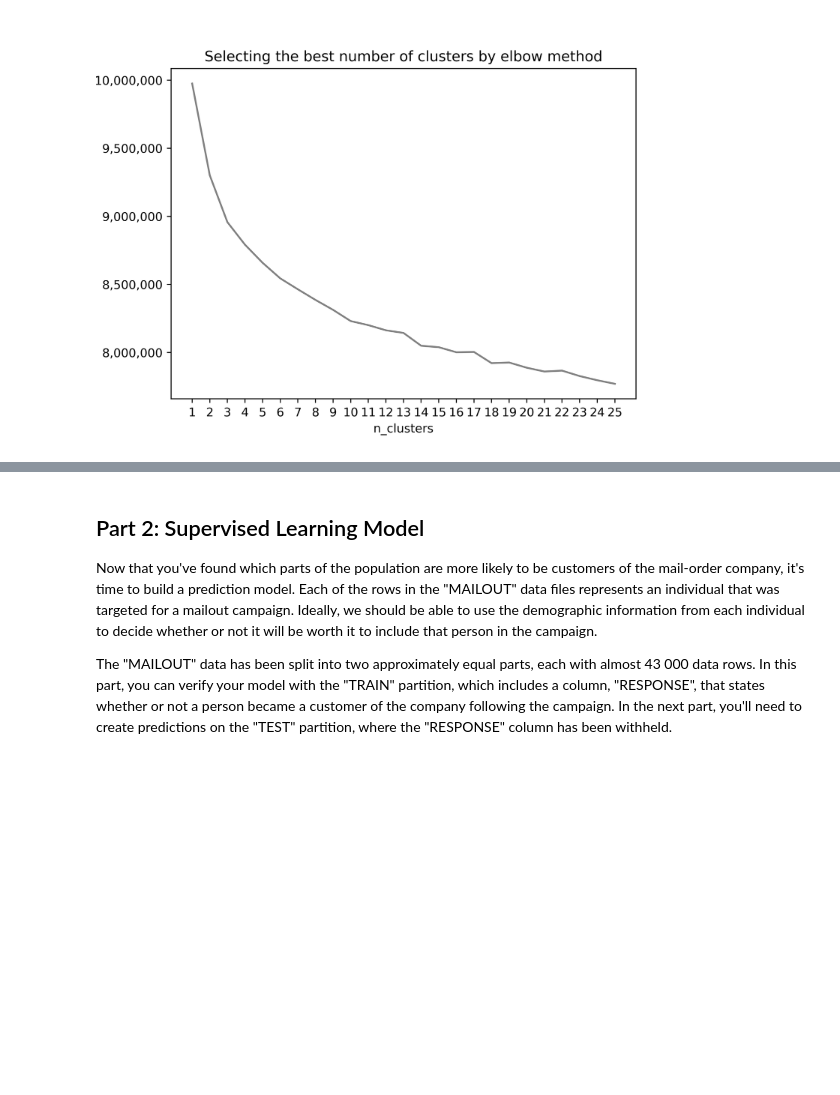
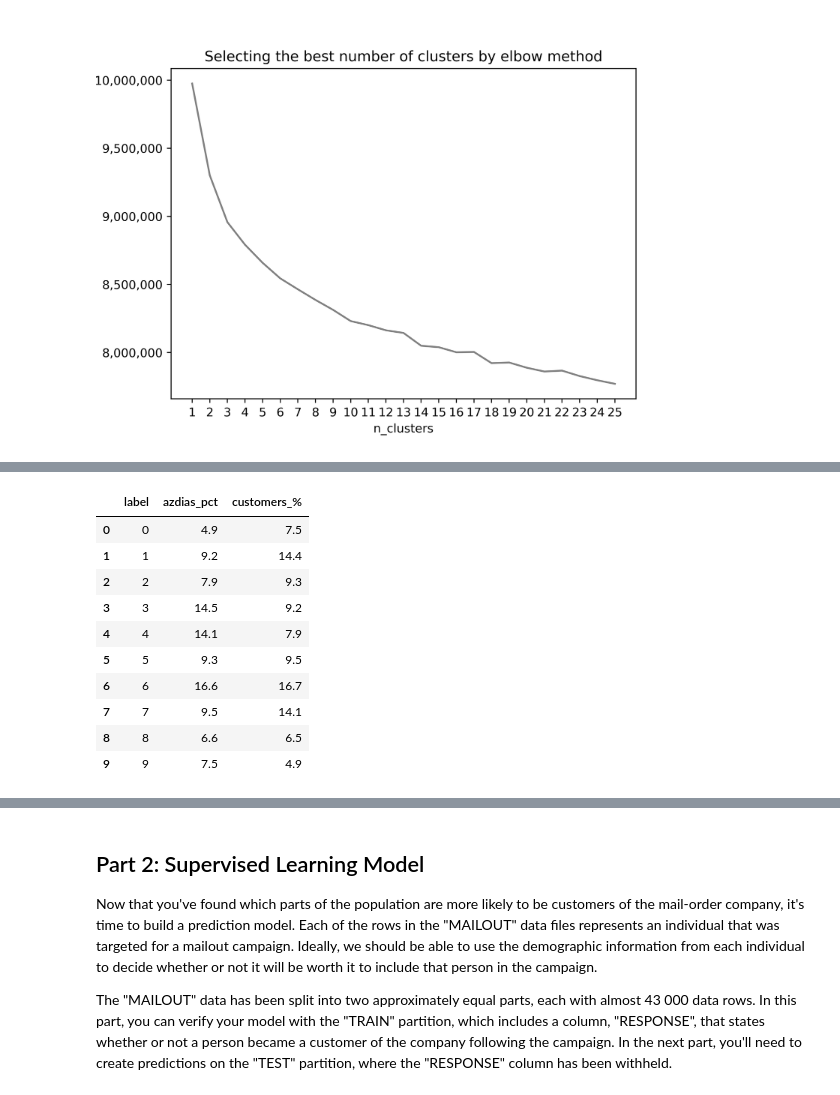
Before and after one commit to jaeyoun-chang/u_city_capstone, a Jupyter notebook: Arvato_Project_Workbook.ipynb, the cells around one changed output, grey strips where cells are left out. Saved outputs shown, nothing was run; the diff lists cells and outputs as text; code cells hidden in the pictures; blank space fills up the shorter version.

```diff
--- a/Arvato_Project_Workbook.ipynb
+++ b/Arvato_Project_Workbook.ipynb
@@ -1301,0 +1388,15 @@ Image ('cluster_number_elbow.png', width = 600, height = 400)
+# %%
+clusters = vlookup(azdias_cluster, customers_cluster)
+clusters
+# %% [output]
+|  | label | azdias_pct | customers_% |
+| 0 | 0 | 4.9 | 7.5 |
+| 1 | 1 | 9.2 | 14.4 |
+| 2 | 2 | 7.9 | 9.3 |
+| 3 | 3 | 14.5 | 9.2 |
+| 4 | 4 | 14.1 | 7.9 |
+| 5 | 5 | 9.3 | 9.5 |
+| 6 | 6 | 16.6 | 16.7 |
+| 7 | 7 | 9.5 | 14.1 |
+| 8 | 8 | 6.6 | 6.5 |
+| 9 | 9 | 7.5 | 4.9 |
```
Also changed, not shown: parts of 21 cells of this notebook.
